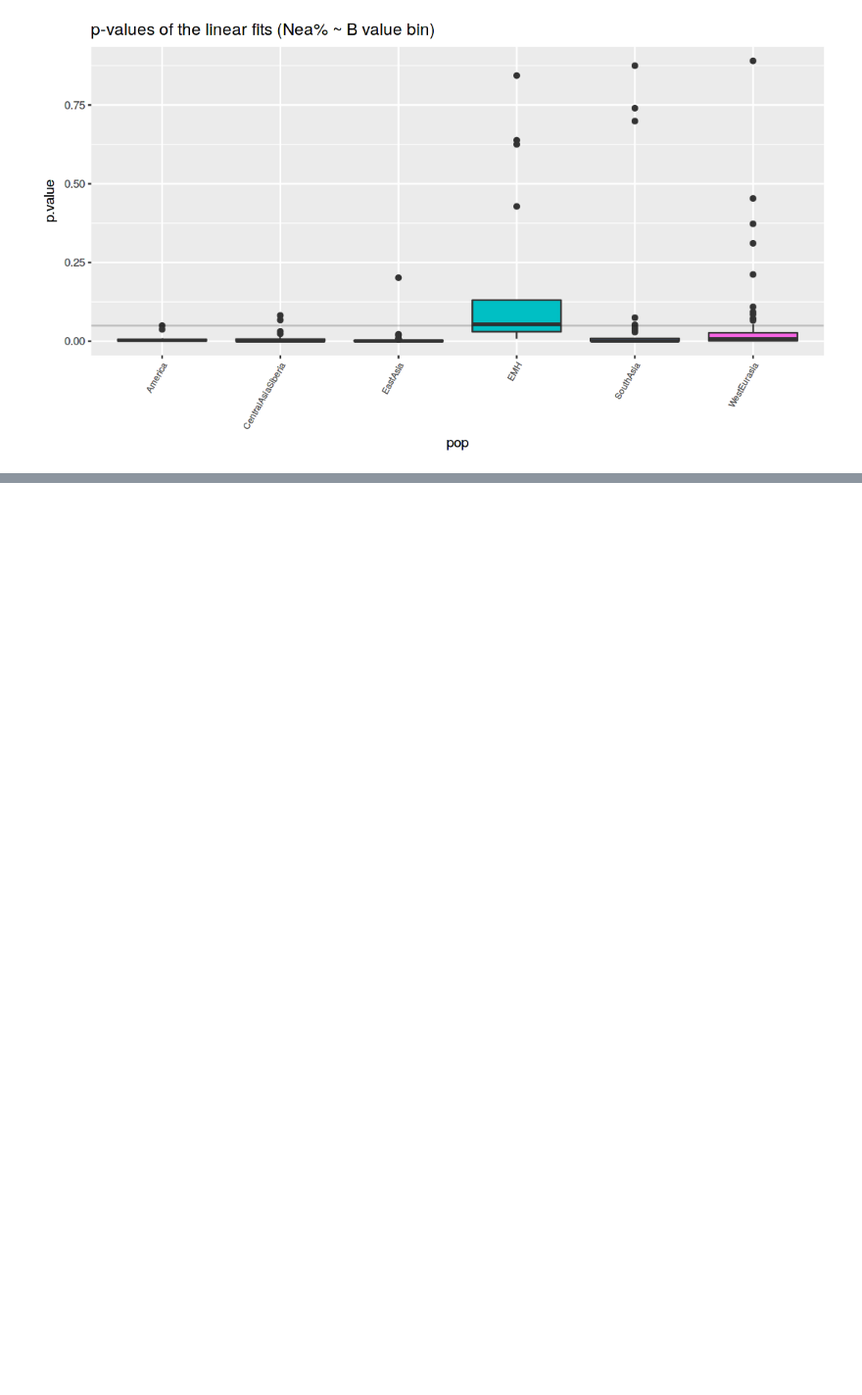
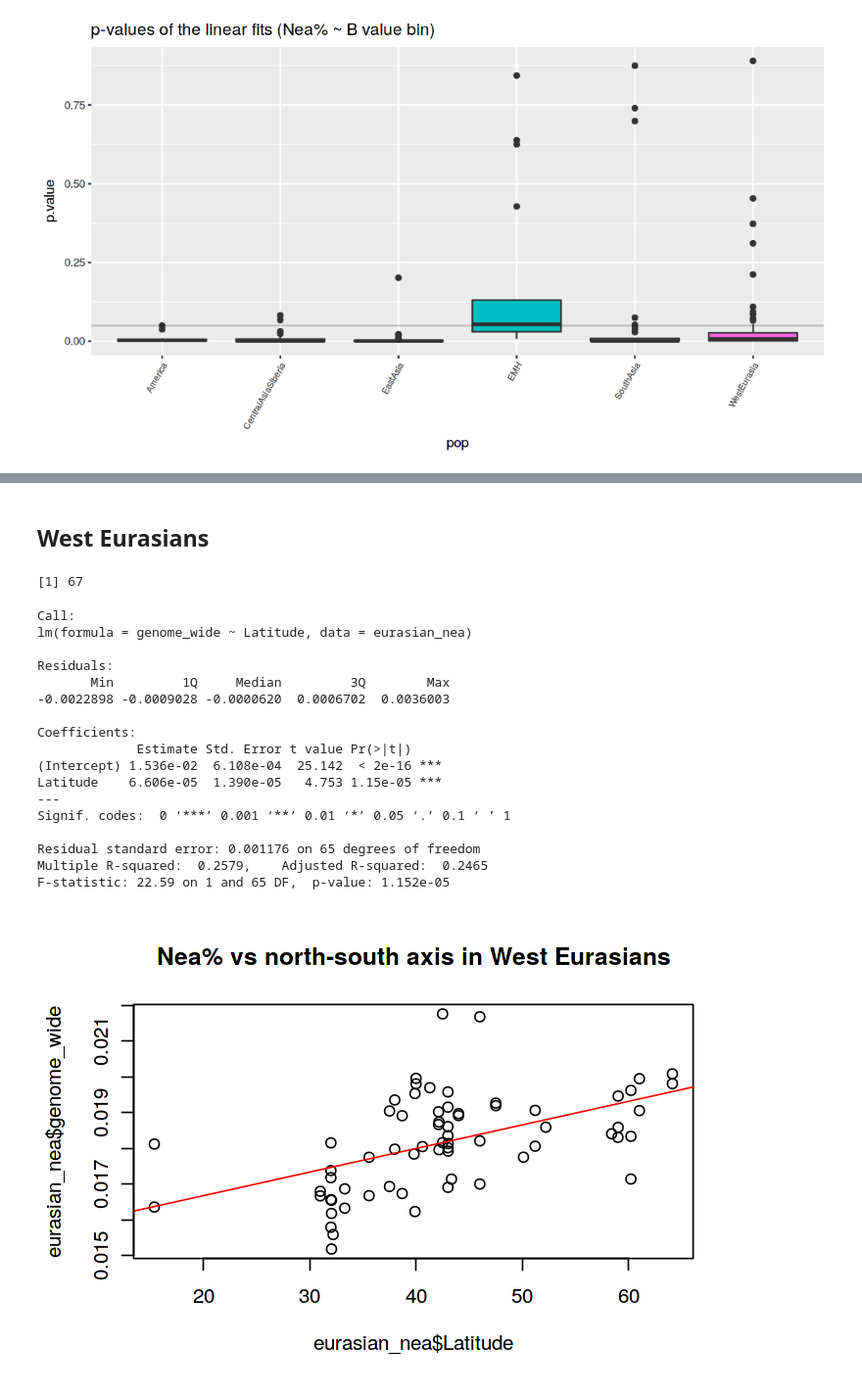
Before and after one commit to bodkan/nea-over-time, a Jupyter notebook: notebooks/annotation_analyses.ipynb, the cells around one changed output, grey strips where cells are left out. Shown at 98% size. Saved outputs shown, nothing was run; the diff lists cells and outputs as text; code cells hidden in the pictures; blank space fills up the shorter version.

```diff
--- a/notebooks/annotation_analyses.ipynb
+++ b/notebooks/annotation_analyses.ipynb
@@ -700,0 +691,35 @@ Warning message:
+# %% [markdown]
+## West Eurasians
+# %%
+eurasian_nea <-
+    filter(nea_cn, pop == "WestEurasia") %>%
+    select(Latitude, Longitude, genome_wide)
+# %%
+nrow(eurasian_nea)
+# %% [output]
+[1] 67
+# %%
+options(repr.plot.width=6, repr.plot.height=4)
+
+plot(eurasian_nea$Latitude, eurasian_nea$genome_wide, main="Nea% vs north-south axis in West Eurasians")
+summary(lat_res <- lm(genome_wide ~ Latitude, data=eurasian_nea))
+abline(lat_res, col="red")
+# %% [output]
+Call:
+lm(formula = genome_wide ~ Latitude, data = eurasian_nea)
+
+Residuals:
+       Min         1Q     Median         3Q        Max
+-0.0022898 -0.0009028 -0.0000620  0.0006702  0.0036003
+
+Coefficients:
+             Estimate Std. Error t value Pr(>|t|)
+(Intercept) 1.536e-02  6.108e-04  25.142  < 2e-16 ***
+Latitude    6.606e-05  1.390e-05   4.753 1.15e-05 ***
+---
+Signif. codes:  0 ‘***’ 0.001 ‘**’ 0.01 ‘*’ 0.05 ‘.’ 0.1 ‘ ’ 1
+
+Residual standard error: 0.001176 on 65 degrees of freedom
+Multiple R-squared:  0.2579,    Adjusted R-squared:  0.2465
+F-statistic: 22.59 on 1 and 65 DF,  p-value: 1.152e-05
+[figure, added]
```
Also changed, not shown: parts of 18 cells of this notebook.
